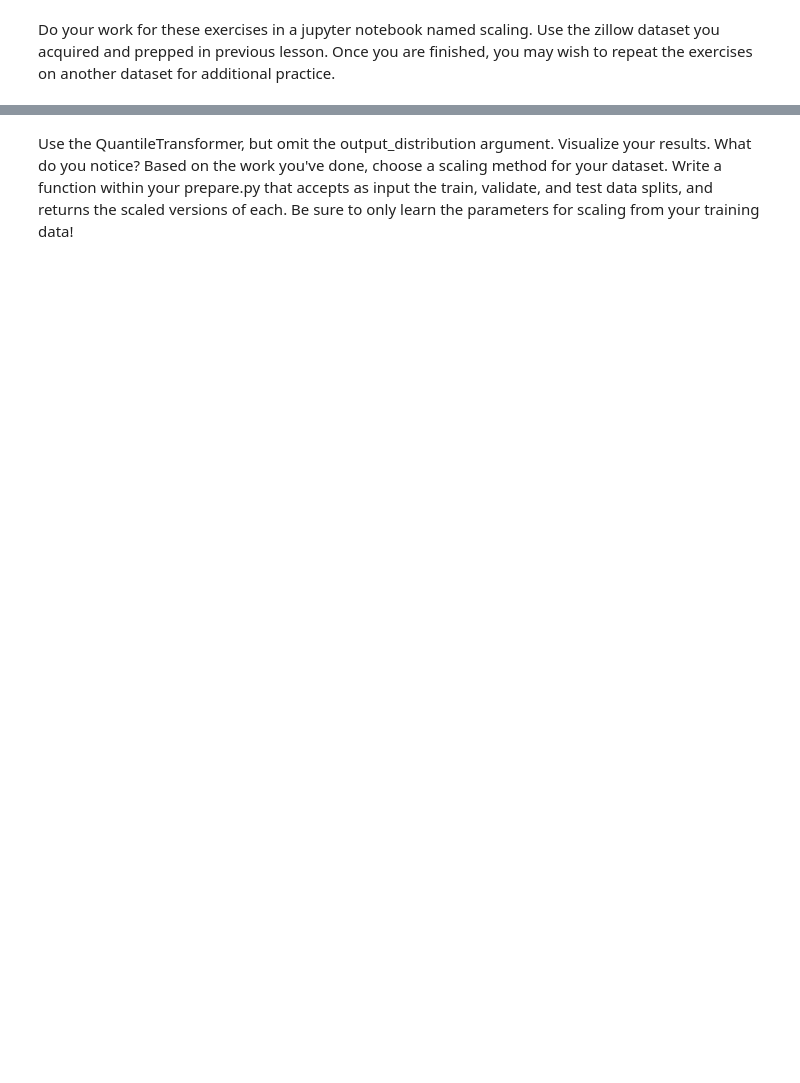
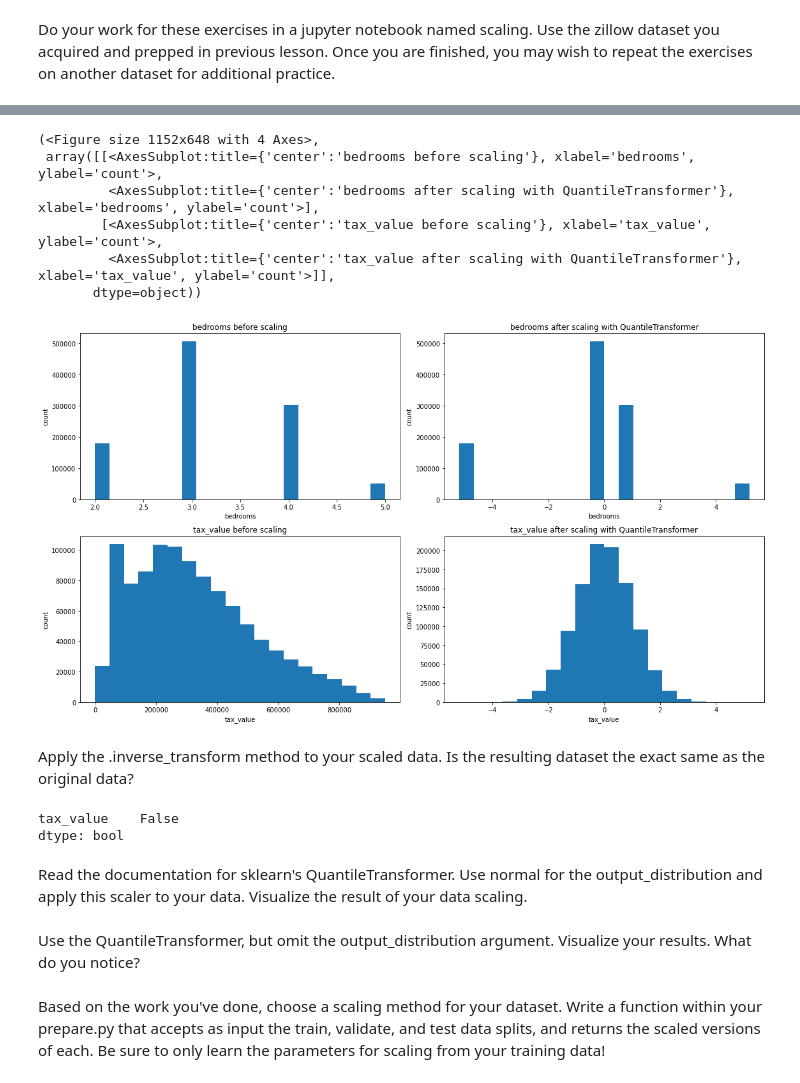
Before and after one commit to javahava1222/regression-exercises, a Jupyter notebook: scaling.ipynb, the cells around one changed output, grey strips where cells are left out. Cells and saved outputs as stored; diff of their text form; code cells hidden in the pictures; blank space fills up the shorter version.

```diff
--- a/scaling.ipynb
+++ b/scaling.ipynb
@@ -43,3 +71,34 @@ TypeError: tuple indices must be integers or slices, not str
+# %%
+visualize_scaler(
+    scaler=QuantileTransformer(output_distribution='normal'),
+    df=train,
+    target_columns=['bedrooms', 'tax_value'],
+    bins=20,
+)
+# %% [output]
+(<Figure size 1152x648 with 4 Axes>,
+ array([[<AxesSubplot:title={'center':'bedrooms before scaling'}, xlabel='bedrooms', ylabel='count'>,
+         <AxesSubplot:title={'center':'bedrooms after scaling with QuantileTransformer'}, xlabel='bedrooms', ylabel='count'>],
+        [<AxesSubplot:title={'center':'tax_value before scaling'}, xlabel='tax_value', ylabel='count'>,
+         <AxesSubplot:title={'center':'tax_value after scaling with QuantileTransformer'}, xlabel='tax_value', ylabel='count'>]],
+       dtype=object))
+[figure, added]
+# %% [markdown]
+Apply the .inverse_transform method to your scaled data. Is the resulting dataset the exact same as the original data?
+# %%
+#inverse scaler
+scaler = MinMaxScaler()
+original_data = train[['tax_value']]
+scaled_data = scaler.fit_transform(original_data)
+
+(scaler.inverse_transform(scaled_data) == original_data).all()
+# np.isclose(scaler.inverse_transform(scaled_data), original_data).all()
+# %% [output]
+tax_value    False
+dtype: bool
+# %% [markdown]
+Read the documentation for sklearn's QuantileTransformer. Use normal for the output_distribution and apply this scaler to your data. Visualize the result of your data scaling.
+# %% [markdown]
+Use the QuantileTransformer, but omit the output_distribution argument. Visualize your results. What do you notice?
 # %% [markdown]
-Use the QuantileTransformer, but omit the output_distribution argument. Visualize your results. What do you notice?
 Based on the work you've done, choose a scaling method for your dataset. Write a function within your prepare.py that accepts as input the train, validate, and test data splits, and returns the scaled versions of each. Be sure to only learn the parameters for scaling from your training data!
```
Also changed, not shown: parts of 8 cells of this notebook.
